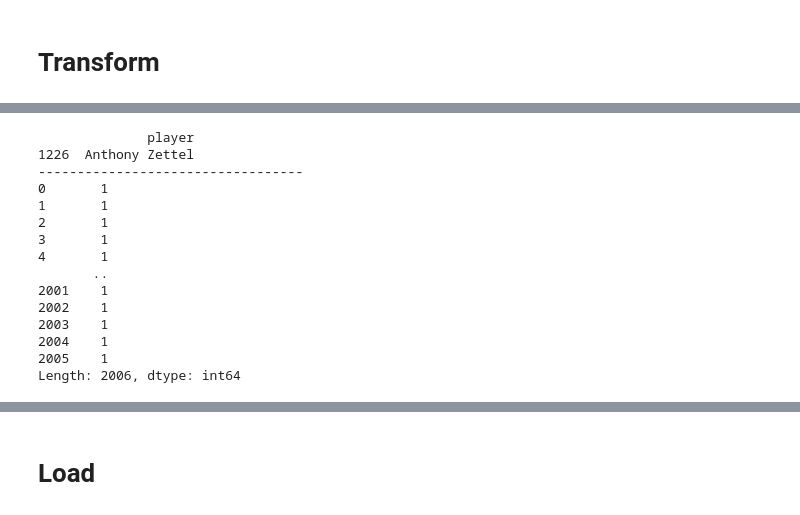
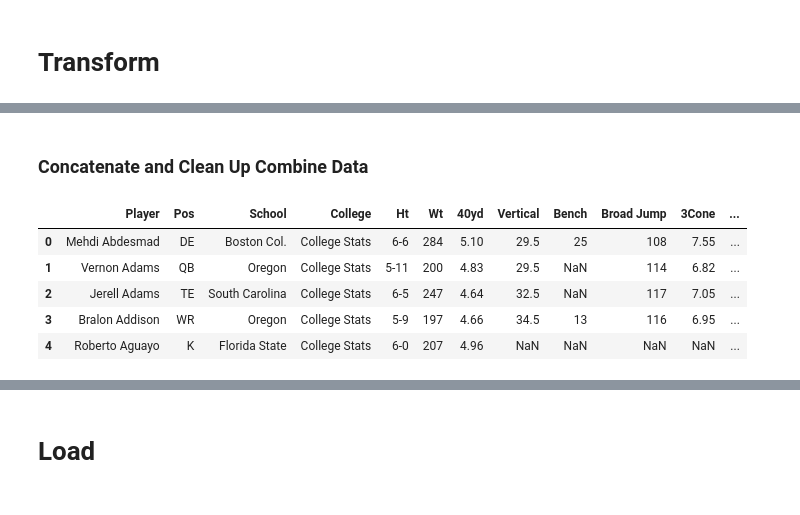
Before and after one commit to sdfeinsilver/Project2, a Jupyter notebook: ETL/ETL_Notebook.ipynb, the cells around one changed output, grey strips where cells are left out. Saved outputs shown, nothing was run; the diff lists cells and outputs as text; code cells hidden in the pictures.

```diff
--- a/ETL/ETL_Notebook.ipynb
+++ b/ETL/ETL_Notebook.ipynb
@@ -253,21 +133,19 @@ players_df
-# %%
-# Check the dataframe to see if there are still duplicates
-print(players_df.loc[players_df['player']== 'Anthony Zettel'])
-print('----------------------------------')
-print(players_df.nunique(axis = 1, dropna=False))
-# %% [output]
-              player
-1226  Anthony Zettel
-----------------------------------
-0       1
-1       1
-2       1
-3       1
-4       1
-       ..
-2001    1
-2002    1
-2003    1
-2004    1
-2005    1
-Length: 2006, dtype: int64
+# %% [markdown]
+### Concatenate and Clean Up Combine Data
+# %%
+#Add year to each combine DF
+combine_df_2016['year']='2016'
+combine_df_2017['year']='2017'
+combine_df_2018['year']='2018'
+combine_df_2019['year']='2019'
+combine_df_2020['year']='2020'
+# %%
+#Preview 2016 Combine Data with Year Column Added
+combine_df_2016.head()
+# %% [output]
+|  | Player | Pos | School | College | Ht | Wt | 40yd | Vertical | Bench | Broad Jump | 3Cone | ... |
+| 0 | Mehdi Abdesmad | DE | Boston Col. | College Stats | 6-6 | 284 | 5.10 | 29.5 | 25 | 108 | 7.55 | ... |
+| 1 | Vernon Adams | QB | Oregon | College Stats | 5-11 | 200 | 4.83 | 29.5 | NaN | 114 | 6.82 | ... |
+| 2 | Jerell Adams | TE | South Carolina | College Stats | 6-5 | 247 | 4.64 | 32.5 | NaN | 117 | 7.05 | ... |
+| 3 | Bralon Addison | WR | Oregon | College Stats | 5-9 | 197 | 4.66 | 34.5 | 13 | 116 | 6.95 | ... |
+| 4 | Roberto Aguayo | K | Florida State | College Stats | 6-0 | 207 | 4.96 | NaN | NaN | NaN | NaN | ... |
```
Also changed, not shown: parts of 72 cells of this notebook, 1 other file.
